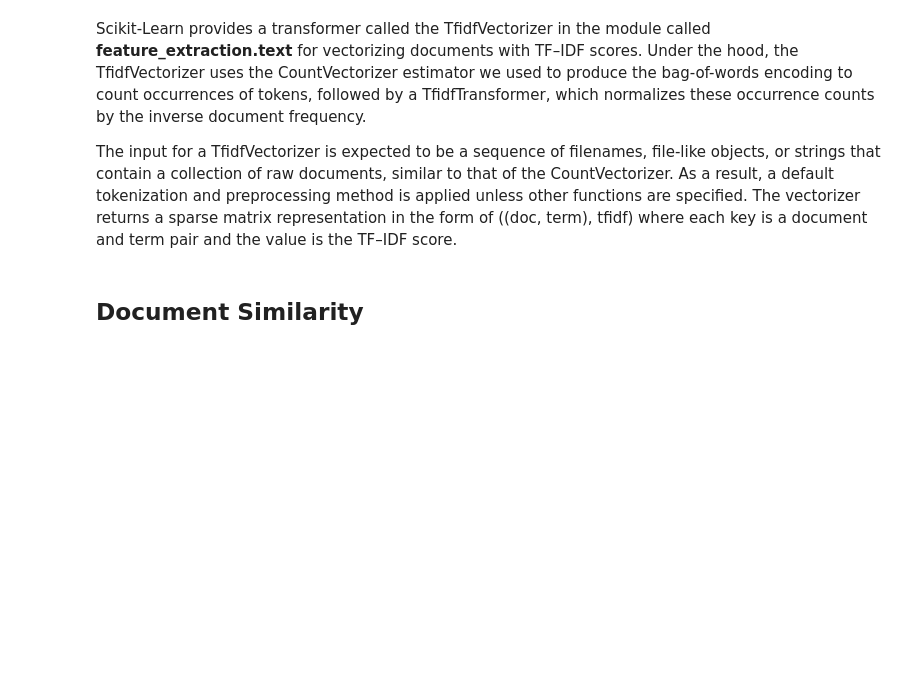
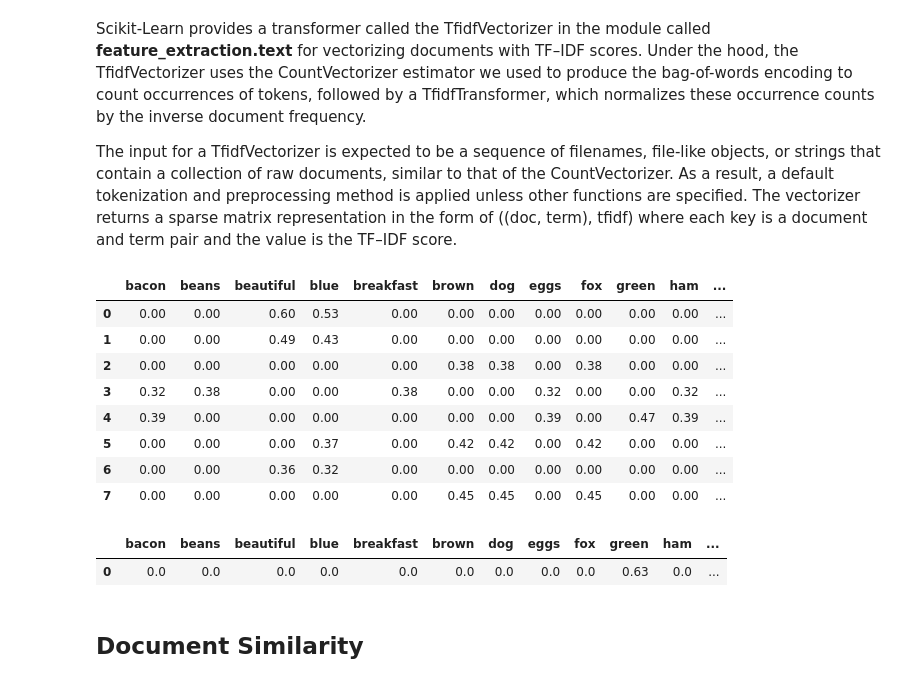
Before and after one commit to polyhedron-gdl/halloween-seminar-2023, a Jupyter notebook: 1_notebooks/chapter-06-01.ipynb, the cells around one changed output. Cells and saved outputs as stored; diff of their text form; code cells hidden in the pictures; blank space fills up the shorter version.

```diff
--- a/1_notebooks/chapter-06-01.ipynb
+++ b/1_notebooks/chapter-06-01.ipynb
@@ -173,18 +215,31 @@ The input for a TfidfVectorizer is expected to be a sequence of filenames, file-
 # %%
 from sklearn.feature_extraction.text import TfidfVectorizer
 
 tv = TfidfVectorizer(min_df=0., max_df=1., norm='l2',
                      use_idf=True, smooth_idf=True)
 tv_matrix = tv.fit_transform(norm_corpus)
 tv_matrix = tv_matrix.toarray()
 
-vocab = tv.get_feature_names()
+vocab = tv.get_feature_names_out()
 pd.DataFrame(np.round(tv_matrix, 2), columns=vocab)
+# %% [output]
+|  | bacon | beans | beautiful | blue | breakfast | brown | dog | eggs | fox | green | ham | ... |
+| 0 | 0.00 | 0.00 | 0.60 | 0.53 | 0.00 | 0.00 | 0.00 | 0.00 | 0.00 | 0.00 | 0.00 | ... |
+| 1 | 0.00 | 0.00 | 0.49 | 0.43 | 0.00 | 0.00 | 0.00 | 0.00 | 0.00 | 0.00 | 0.00 | ... |
+| 2 | 0.00 | 0.00 | 0.00 | 0.00 | 0.00 | 0.38 | 0.38 | 0.00 | 0.38 | 0.00 | 0.00 | ... |
+| 3 | 0.32 | 0.38 | 0.00 | 0.00 | 0.38 | 0.00 | 0.00 | 0.32 | 0.00 | 0.00 | 0.32 | ... |
+| 4 | 0.39 | 0.00 | 0.00 | 0.00 | 0.00 | 0.00 | 0.00 | 0.39 | 0.00 | 0.47 | 0.39 | ... |
+| 5 | 0.00 | 0.00 | 0.00 | 0.37 | 0.00 | 0.42 | 0.42 | 0.00 | 0.42 | 0.00 | 0.00 | ... |
+| 6 | 0.00 | 0.00 | 0.36 | 0.32 | 0.00 | 0.00 | 0.00 | 0.00 | 0.00 | 0.00 | 0.00 | ... |
+| 7 | 0.00 | 0.00 | 0.00 | 0.00 | 0.00 | 0.45 | 0.45 | 0.00 | 0.45 | 0.00 | 0.00 | ... |
 # %%
 new_doc = 'the sky is green today'
 
 pd.DataFrame(np.round(tv.transform([new_doc]).toarray(), 2),
-             columns=tv.get_feature_names())
+             columns=tv.get_feature_names_out())
+# %% [output]
+|  | bacon | beans | beautiful | blue | breakfast | brown | dog | eggs | fox | green | ham | ... |
+| 0 | 0.0 | 0.0 | 0.0 | 0.0 | 0.0 | 0.0 | 0.0 | 0.0 | 0.0 | 0.63 | 0.0 | ... |
 # %% [markdown]
 ## Document Similarity
 # %% [markdown]
```
Also changed, not shown: parts of 30 cells of this notebook.
